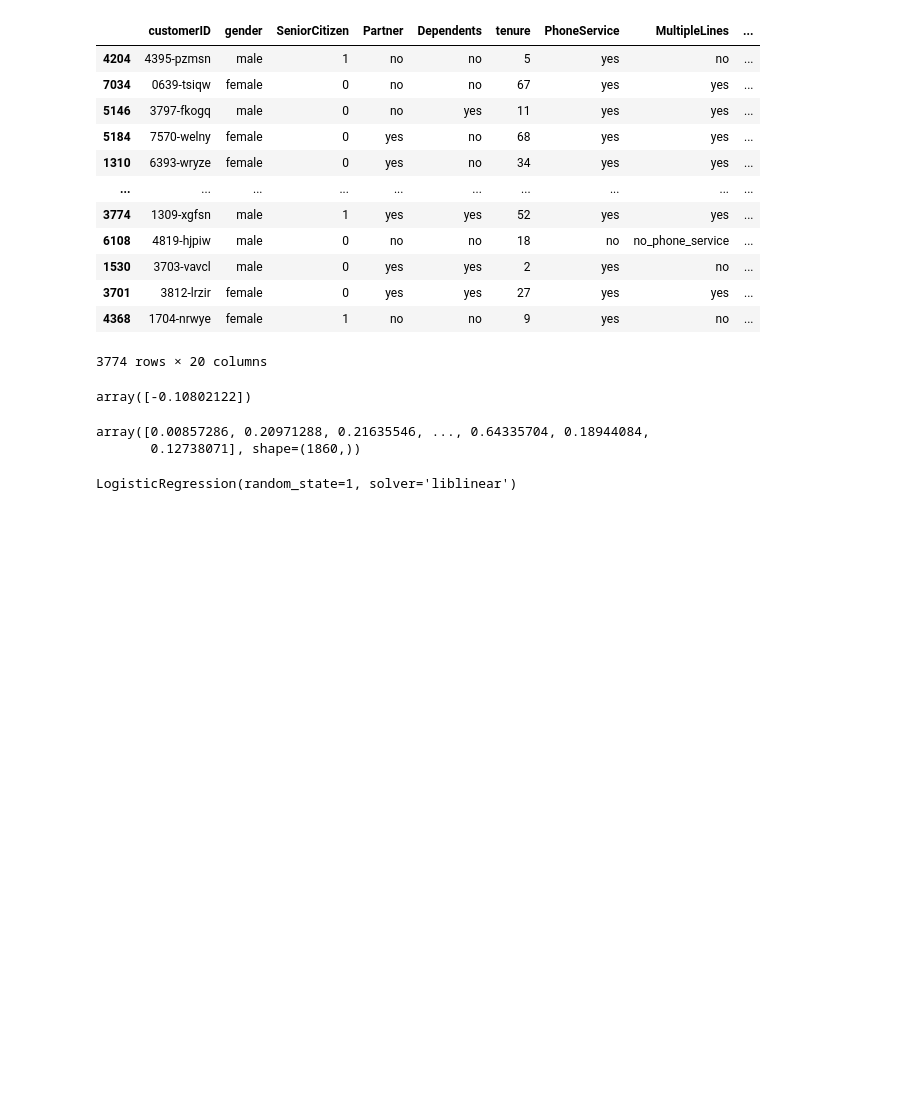
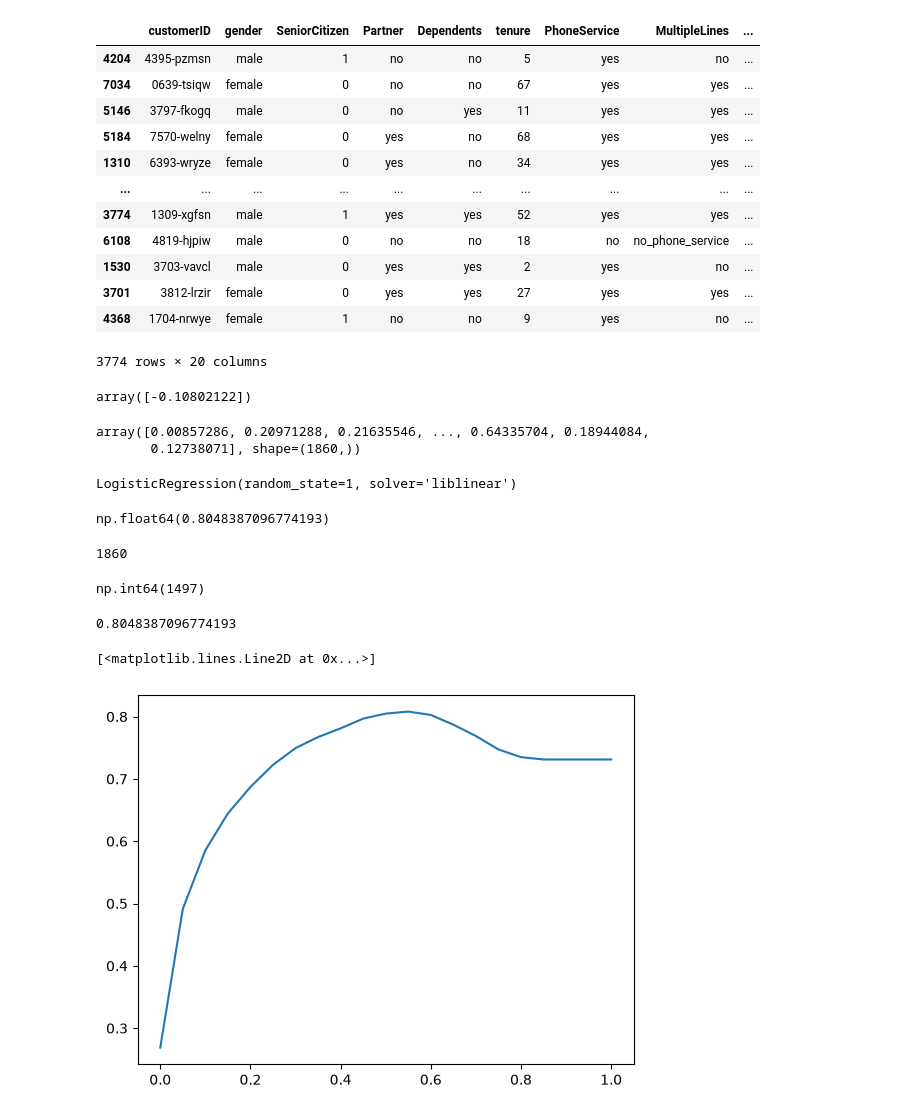
Before and after one commit to pranavpr-1/machine-learning-zoomcamp, a Jupyter notebook: Week_4/metrics.ipynb, the cells around one changed output. Drawn from its saved outputs; the diff is of its cells as text; code cells hidden in the pictures; blank space fills up the shorter version.

```diff
--- a/Week_4/metrics.ipynb
+++ b/Week_4/metrics.ipynb
@@ -283,3 +283,38 @@ val_dict_small = df_val[small_subset].to_dict(orient='records')
 X_small_val = dv_small.transform(val_dict_small)
 
 y_pred_small = model_small.predict_proba(X_small_val)[:, 1]
+# %%
+y_pred = model.predict_proba(X_val)[:, 1]
+churn = y_pred >= 0.5
+(churn == y_val).mean()
+# %% [output]
+np.float64(0.8048387096774193)
+# %%
+len(y_val)
+# %% [output]
+1860
+# %%
+(churn == y_val).sum()
+# %% [output]
+np.int64(1497)
+# %%
+from sklearn.metrics import accuracy_score
+
+accuracy_score(y_val,y_pred >= 0.5)
+# %% [output]
+0.8048387096774193
+# %%
+thresholds = np.linspace(0,1,21)
+thresholds
+
+scores = []
+
+for t in thresholds:
+    score = accuracy_score(y_val,y_pred >= t)
+    scores.append(score)
+
+scores
+plt.plot(thresholds,scores)
+# %% [output]
+[<matplotlib.lines.Line2D at 0x...>]
+[figure, added]
```
Also changed, not shown: parts of 8 cells of this notebook.
